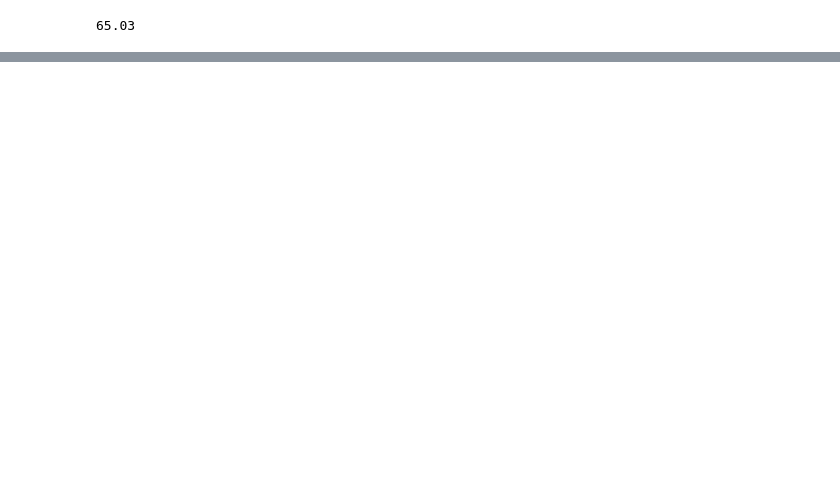
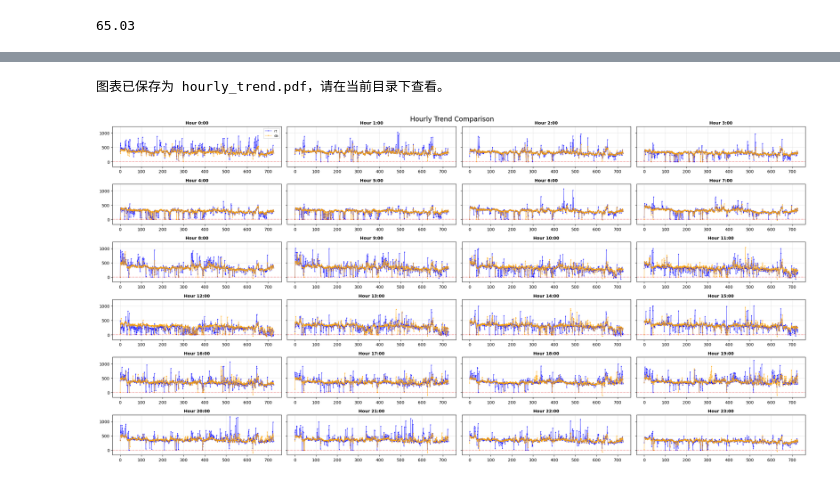
Before and after one commit to Aragorn42/electricity-trade, a Jupyter notebook: analys.ipynb, the cells around one changed output, grey strips where cells are left out. Cells and saved outputs as stored; diff of their text form; code cells hidden in the pictures; blank space fills up the shorter version.

```diff
--- a/analys.ipynb
+++ b/analys.ipynb
@@ -674,0 +694,64 @@ max(list(df["Accuracy"]))
+# %%
+import matplotlib.pyplot as plt
+import pandas as pd
+import numpy as np
+
+# ----------------- 1. 数据准备 -----------------
+# 假设 data_values 和 data_value1 是你要画的两个数据列
+data_values = rt["Price"].reset_index(drop=True)
+# 假设 data_value1 是你的第二份数据 (请确保它存在且长度一致)
+data_value1 = da["Price"].reset_index(drop=True)
+# 为了演示，如果 data_value1 不存在，这里暂时用 data_values 模拟一个偏移数据
+if 'data_value1' not in locals():
+    data_value1 = data_values * 1.01 # 仅作演示用
+
+hours = data_values.index % 24
+
+# ----------------- 2. 画图逻辑 -----------------
+fig, axes = plt.subplots(nrows=6, ncols=4, figsize=(24, 12), sharey=True)
+axes = axes.flatten()
+
+for h in range(24):
+    ax = axes[h]
+
+    current_data_0 = data_values[hours == h]
+    current_data_1 = data_value1[hours == h]
+
+    if len(current_data_0) == 0 and len(current_data_1) == 0:
+        ax.text(0.5, 0.5, 'No Data', ha='center', transform=ax.transAxes)
+        continue
+
+    # 画第一条线
+    if len(current_data_0) > 0:
+        current_data_0.plot(ax=ax, style='.-', linewidth=1, markersize=3,
+                            color='blue', alpha=0.6, label='rt', use_index=False)
+
+    # 画第二条线
+    if len(current_data_1) > 0:
+        current_data_1.plot(ax=ax, style='.-', linewidth=1, markersize=3,
+                            color='orange', alpha=0.6, label='da', use_index=False)
+
+    ax.set_title(f"Hour {h}:00", fontsize=10, fontweight='bold')
+    ax.grid(True, alpha=0.3)
+    ax.axhline(0, color='red', alpha=0.3, linestyle='--')
+
+    # 图例只显示在第一张图，或者根据需要显示
+    if h == 0:
+        ax.legend(loc='upper right', prop={'size': 8})
+
+plt.suptitle("Hourly Trend Comparison", fontsize=16)
+plt.tight_layout()
+plt.subplots_adjust(top=0.95)
+
+# ----------------- 3. 保存为矢量 PDF (关键步骤) -----------------
+# format='pdf': 指定格式为 pdf (矢量图，可无限放大)
+# bbox_inches='tight': 自动裁剪多余的白边，防止标题或坐标轴被切掉
+plt.savefig("hourly_trend.pdf", format='pdf', bbox_inches='tight')
+
+print("图表已保存为 hourly_trend.pdf，请在当前目录下查看。")
+
+# 注意：plt.show() 必须放在 savefig 之后，否则保存的图片可能是空白的
+plt.show()
+# %% [output]
+图表已保存为 hourly_trend.pdf，请在当前目录下查看。
+[figure, added]
```
Also changed, not shown: parts of 1 cell of this notebook, 5 other files.
